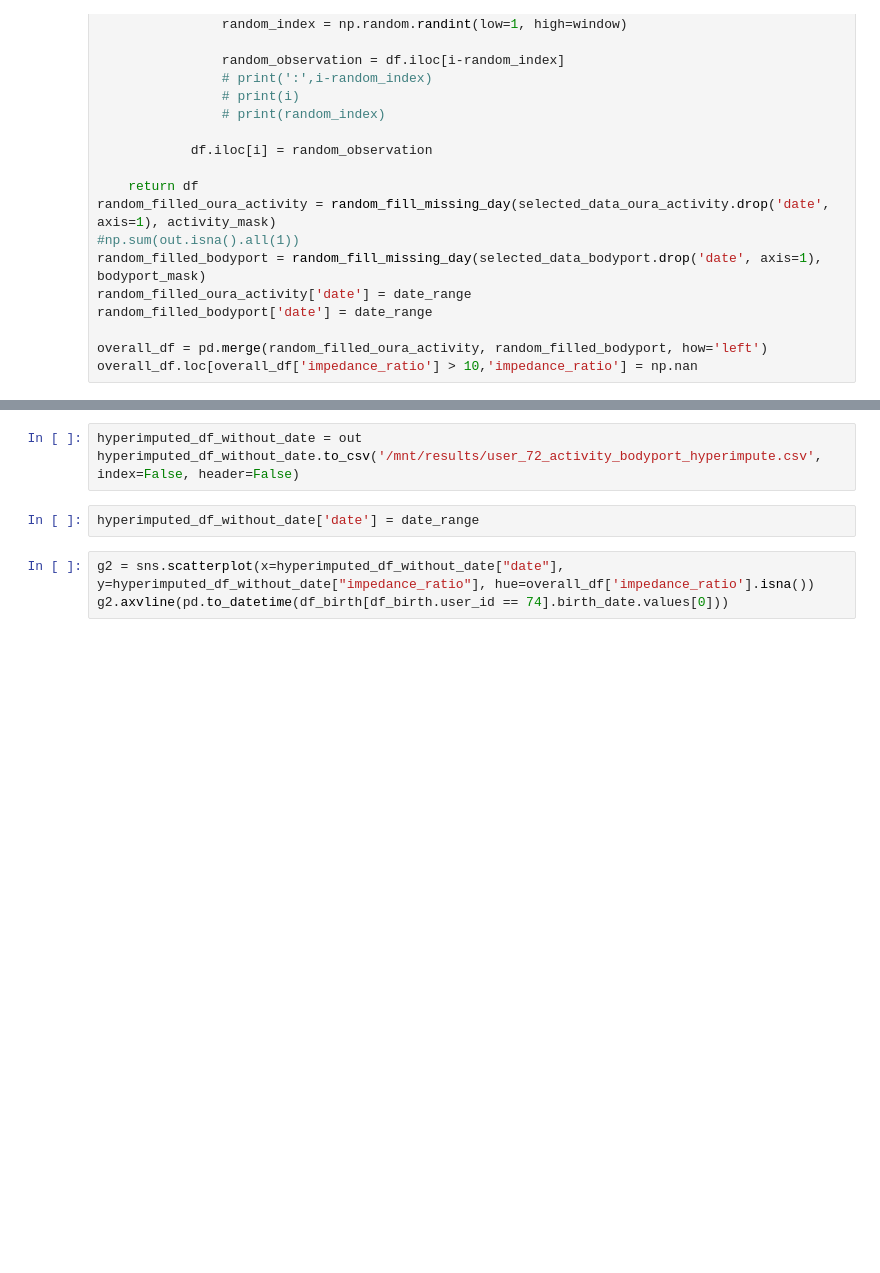
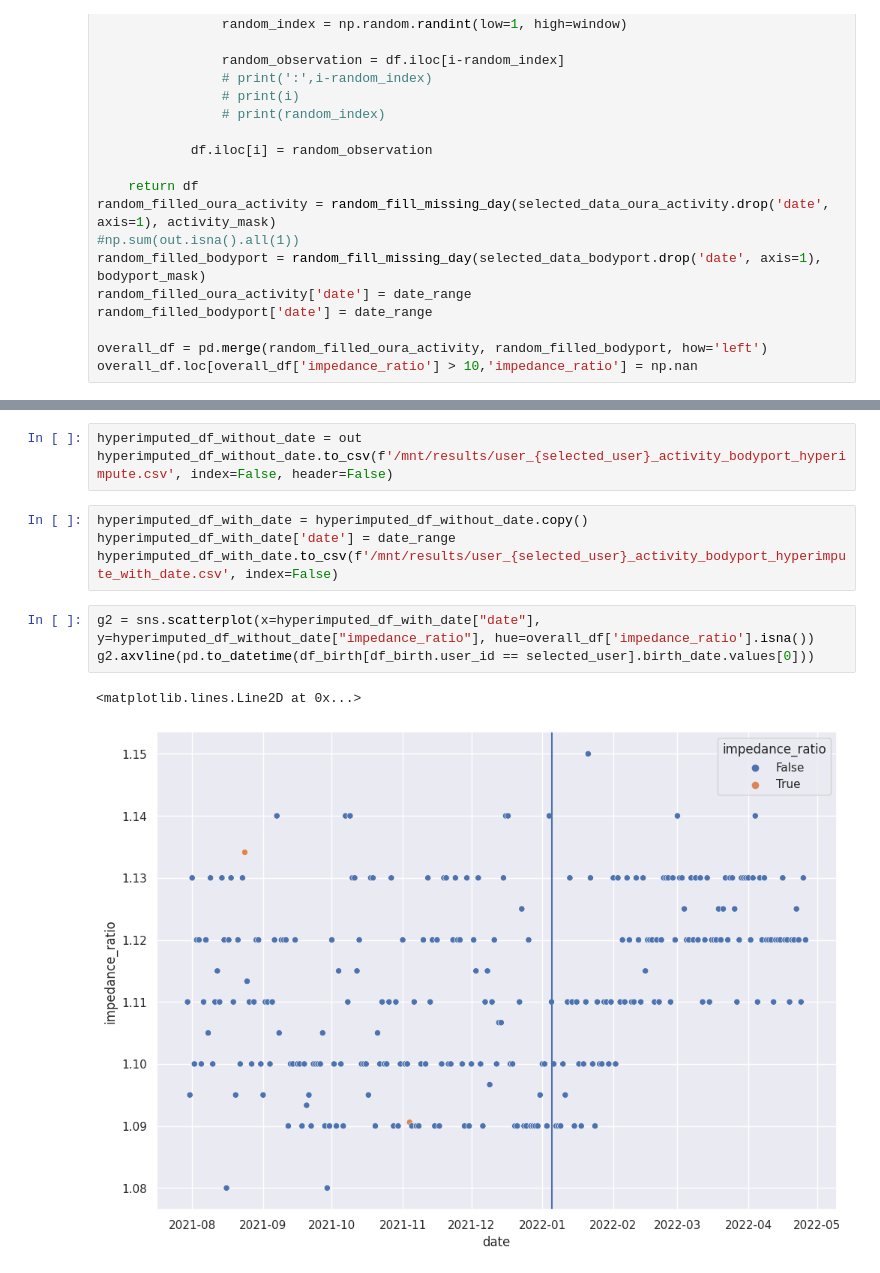
Before and after one commit to 7hestral/Rui-s_BUMP_code_dump, a Jupyter notebook: impute_before_merge.ipynb, the cells around one changed output, grey strips where cells are left out. Cells and saved outputs as stored; diff of their text form; blank space fills up the shorter version.

```diff
--- a/impute_before_merge.ipynb
+++ b/impute_before_merge.ipynb
@@ -144,10 +209,15 @@ print(method, out)
 # %%
 hyperimputed_df_without_date = out
-hyperimputed_df_without_date.to_csv('/mnt/results/user_72_activity_bodyport_hyperimpute.csv', index=False, header=False)
+hyperimputed_df_without_date.to_csv(f'/mnt/results/user_{selected_user}_activity_bodyport_hyperimpute.csv', index=False, header=False)
-# %%
-hyperimputed_df_without_date['date'] = date_range
+# %%
+hyperimputed_df_with_date = hyperimputed_df_without_date.copy()
+hyperimputed_df_with_date['date'] = date_range
+hyperimputed_df_with_date.to_csv(f'/mnt/results/user_{selected_user}_activity_bodyport_hyperimpute_with_date.csv', index=False)
 # %%
-g2 = sns.scatterplot(x=hyperimputed_df_without_date["date"], y=hyperimputed_df_without_date["impedance_ratio"], hue=overall_df['impedance_ratio'].isna())
-g2.axvline(pd.to_datetime(df_birth[df_birth.user_id == 74].birth_date.values[0]))
+g2 = sns.scatterplot(x=hyperimputed_df_with_date["date"], y=hyperimputed_df_without_date["impedance_ratio"], hue=overall_df['impedance_ratio'].isna())
+g2.axvline(pd.to_datetime(df_birth[df_birth.user_id == selected_user].birth_date.values[0]))
+# %% [output]
+<matplotlib.lines.Line2D at 0x...>
+[figure, added]
 # %%
 overall_df_without_date = overall_df.drop('date', axis=1)
```
Also changed, not shown: parts of 16 cells of this notebook, 2 other files.
